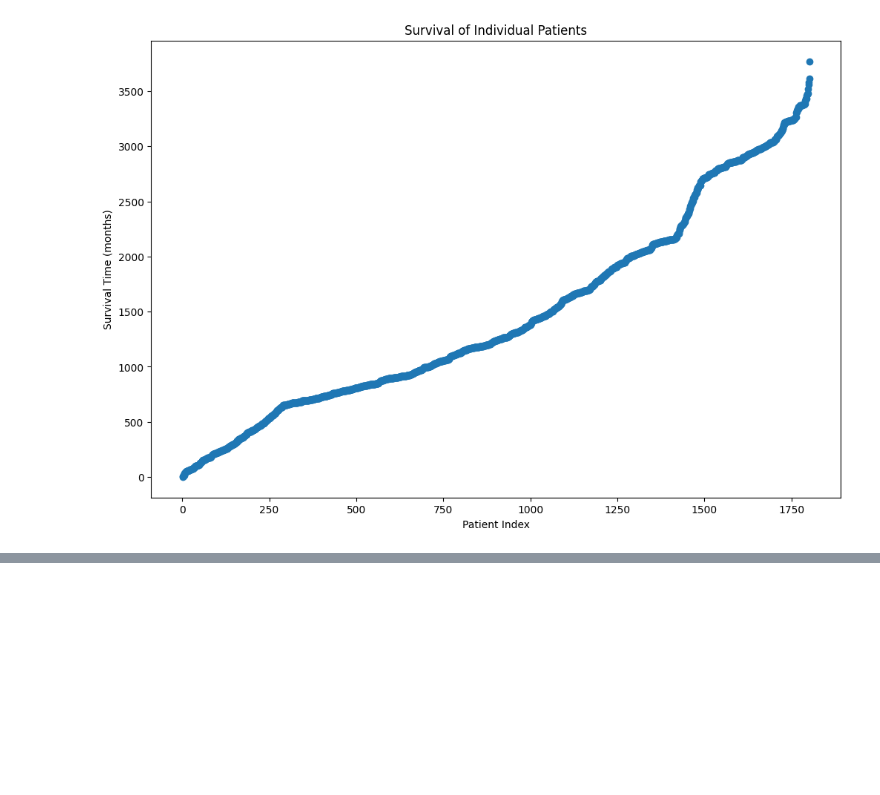
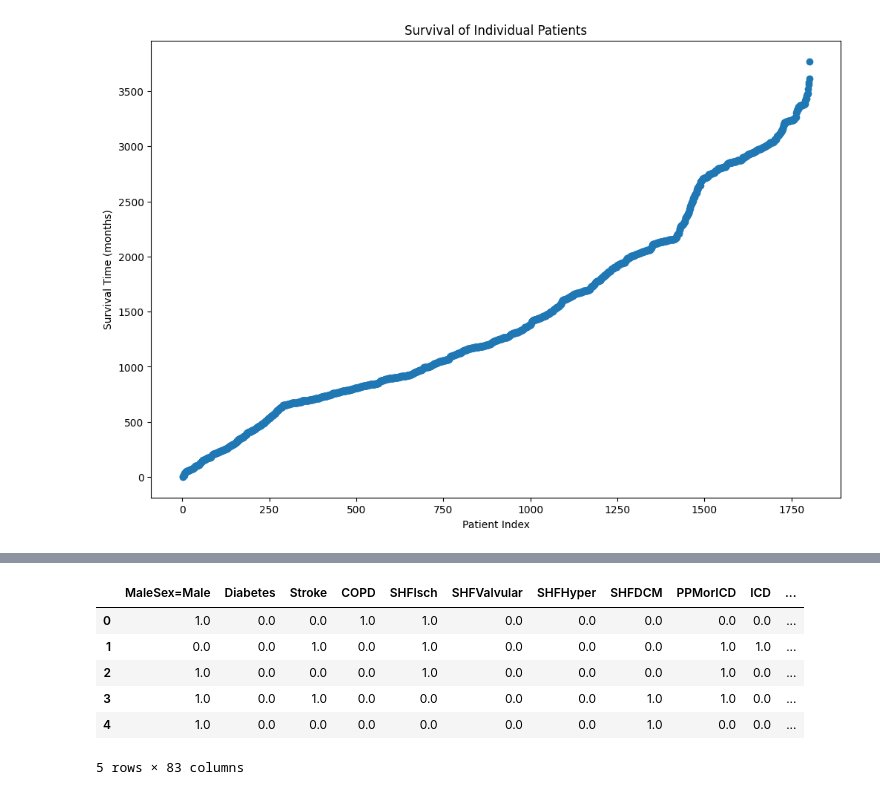
Before and after one commit to omariosc/survival-analysis, a Jupyter notebook: Survival.ipynb, the cells around one changed output, grey strips where cells are left out. Drawn from its saved outputs; the diff is of its cells as text; code cells hidden in the pictures; blank space fills up the shorter version.

```diff
--- a/Survival.ipynb
+++ b/Survival.ipynb
@@ -661,0 +894,6 @@ class NN(torch.nn.Module):
+# %%
+# Use CoxNN to predict survival time for CHF data
+df_nn_withnan = df
+df_nn_numeric = df_nn_withnan.fillna(df_nn_withnan.mean())
+print(df_nn_numeric)
+print(df_nn_numeric.shape)
@@ -661,0 +925,3 @@ class NN(torch.nn.Module):
+# %%
+# Drop PatientID, ClinicDate, DeathDate and CensorDate
+data_nn_numeric = df_nn_numeric.drop(['PatientID', 'ClinicDate', 'DeathDate', 'CensorDate', 'Cohort'], axis=1)
@@ -661,0 +948,12 @@ class NN(torch.nn.Module):
+# %%
+# Use OneHotEncoder to encode categorical features
+data_nn_oh = OneHotEncoder().fit_transform(data_nn_numeric)
+data_nn_oh.head()
+# %% [output]
+|  | MaleSex=Male | Diabetes | Stroke | COPD | SHFIsch | SHFValvular | SHFHyper | SHFDCM | PPMorICD | ICD | ... |
+| 0 | 1.0 | 0.0 | 0.0 | 1.0 | 1.0 | 0.0 | 0.0 | 0.0 | 0.0 | 0.0 | ... |
+| 1 | 0.0 | 0.0 | 1.0 | 0.0 | 1.0 | 0.0 | 0.0 | 0.0 | 1.0 | 1.0 | ... |
+| 2 | 1.0 | 0.0 | 0.0 | 0.0 | 1.0 | 0.0 | 0.0 | 0.0 | 1.0 | 0.0 | ... |
+| 3 | 1.0 | 0.0 | 1.0 | 0.0 | 0.0 | 0.0 | 0.0 | 1.0 | 1.0 | 0.0 | ... |
+| 4 | 1.0 | 0.0 | 0.0 | 0.0 | 0.0 | 0.0 | 0.0 | 1.0 | 0.0 | 0.0 | ... |
+5 rows × 83 columns
```
Also changed, not shown: parts of 25 cells of this notebook, 2 other files.
